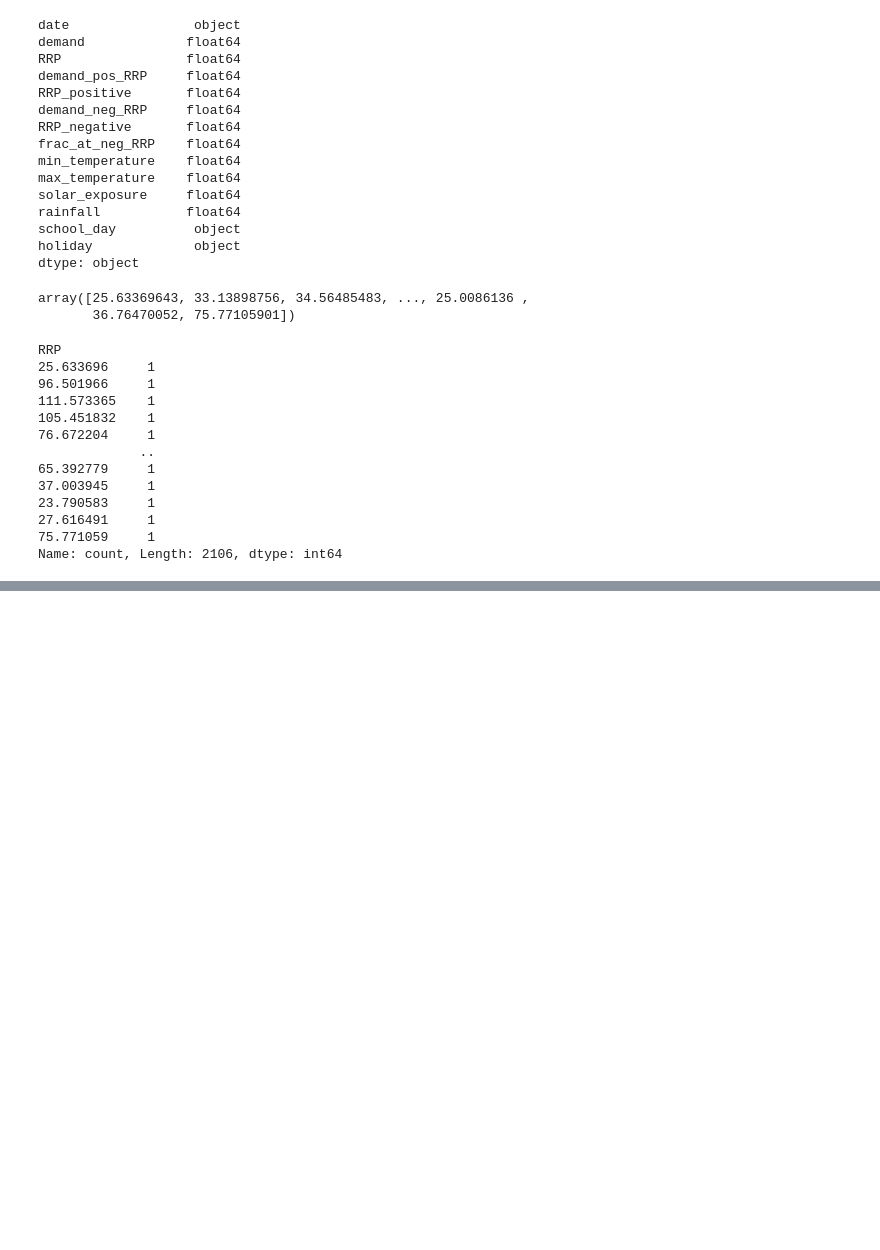
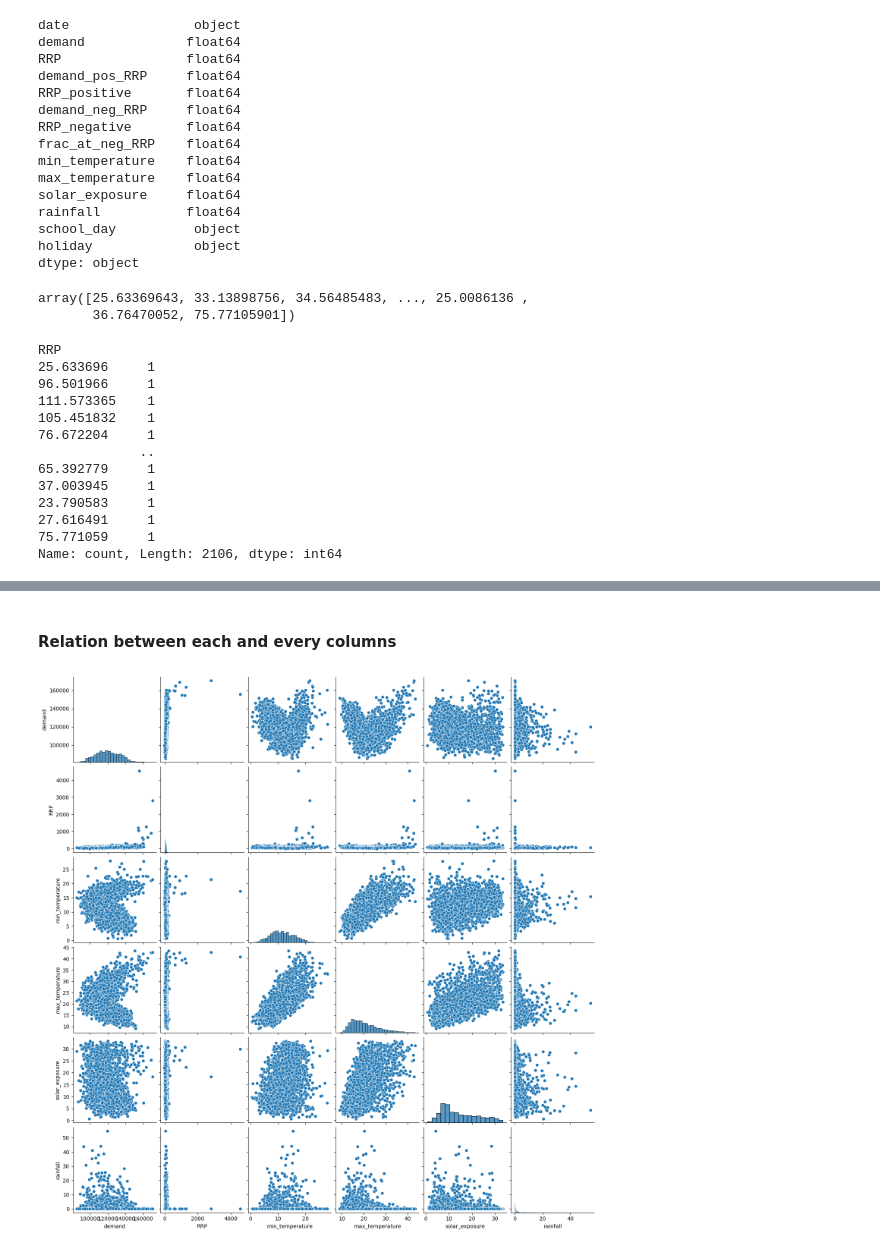
Before and after one commit to amalsalilan/Electricity_Demand-and_Price_ForecastingInfosys_Internship_Oct2025, a Jupyter notebook: Electricity_Demand_and_Price_Forecasting.ipynb, the cells around one changed output, grey strips where cells are left out. Drawn from its saved outputs; the diff is of its cells as text; code cells hidden in the pictures; blank space fills up the shorter version.

```diff
--- a/Electricity_Demand_and_Price_Forecasting.ipynb
+++ b/Electricity_Demand_and_Price_Forecasting.ipynb
@@ -146,0 +240,7 @@ data.plot.scatter(x='min_temperature', y='demand', title='Electricity Demand vs
+# %% [markdown]
+#### Relation between each and every columns
+# %%
+sns.pairplot(data[['demand', 'RRP', 'min_temperature', 'max_temperature', 'solar_exposure', 'rainfall']])
+plt.show()
+# %% [output]
+[figure, added]
```
Also changed, not shown: parts of 31 cells of this notebook.
